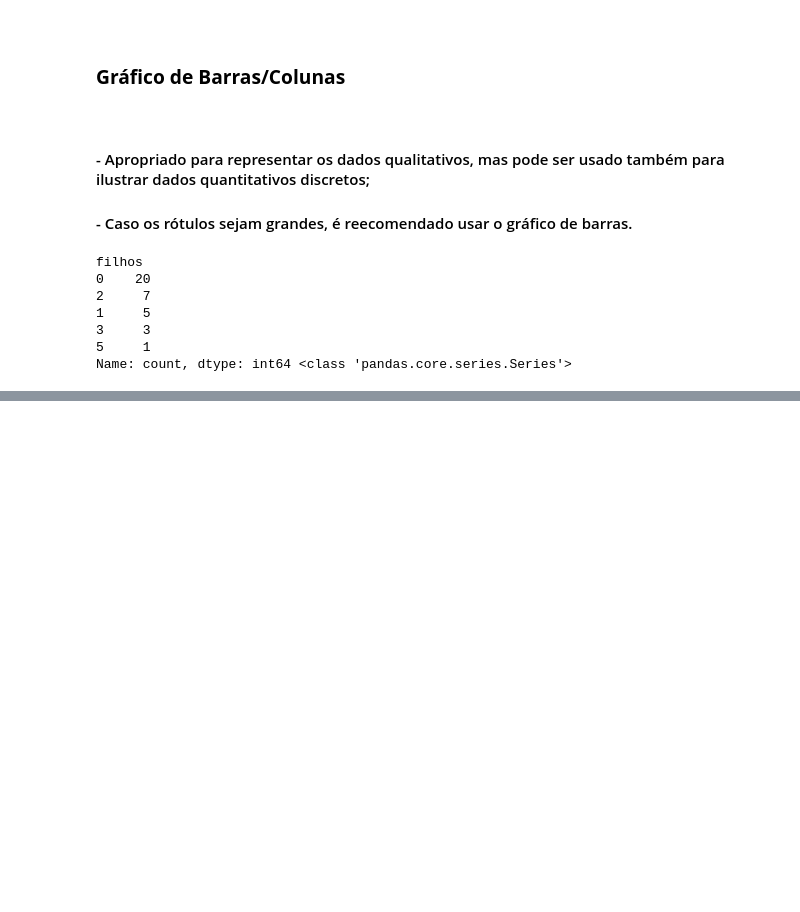
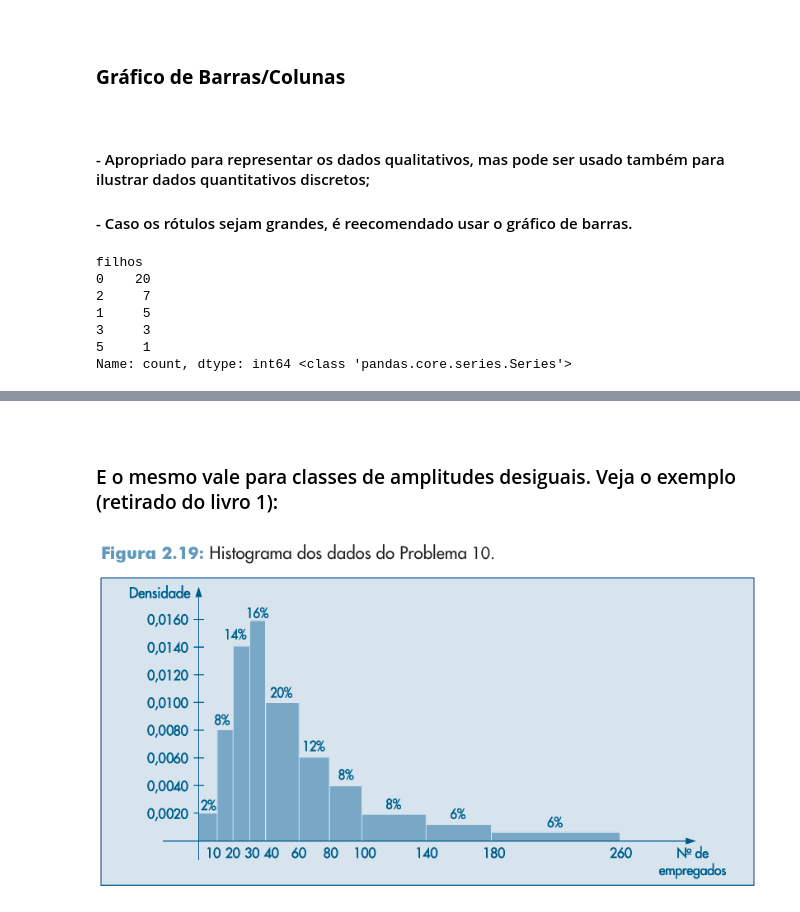
Before and after one commit to gcv-silva/Anotacoes-da-IC, a Jupyter notebook: análise_exploratoria_de_dados.ipynb, the cells around one changed output, grey strips where cells are left out. Saved outputs shown, nothing was run; the diff lists cells and outputs as text; code cells hidden in the pictures; blank space fills up the shorter version.

```diff
--- a/análise_exploratoria_de_dados.ipynb
+++ b/análise_exploratoria_de_dados.ipynb
@@ -512,0 +572,8 @@ plt.show()
+# %% [markdown]
+<br>
+
+### E o mesmo vale para classes de amplitudes desiguais. Veja o exemplo (retirado do livro 1):
+# %%
+imagem('/content/figura2_19.png') # (MORETTIN; BUSSAB, p. 28)
+# %% [output]
+[figure, added]
```
Also changed, not shown: parts of 31 cells of this notebook.
